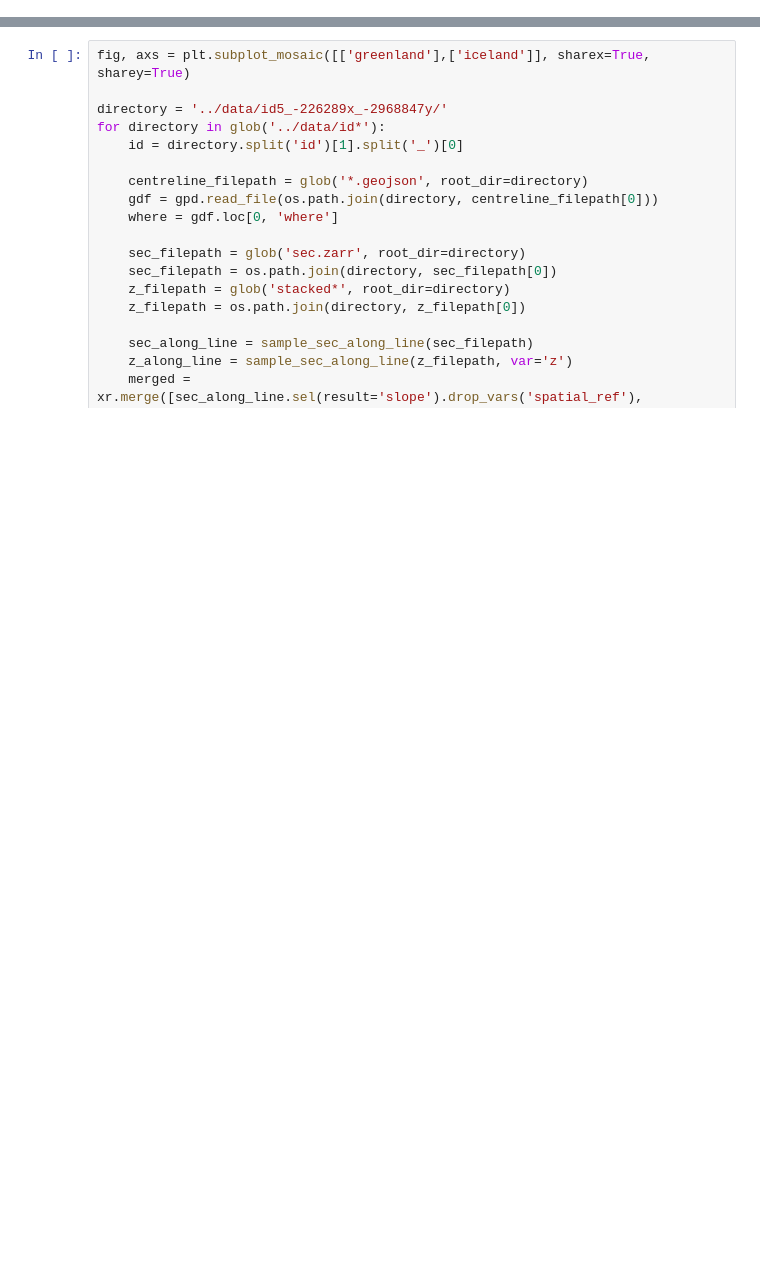
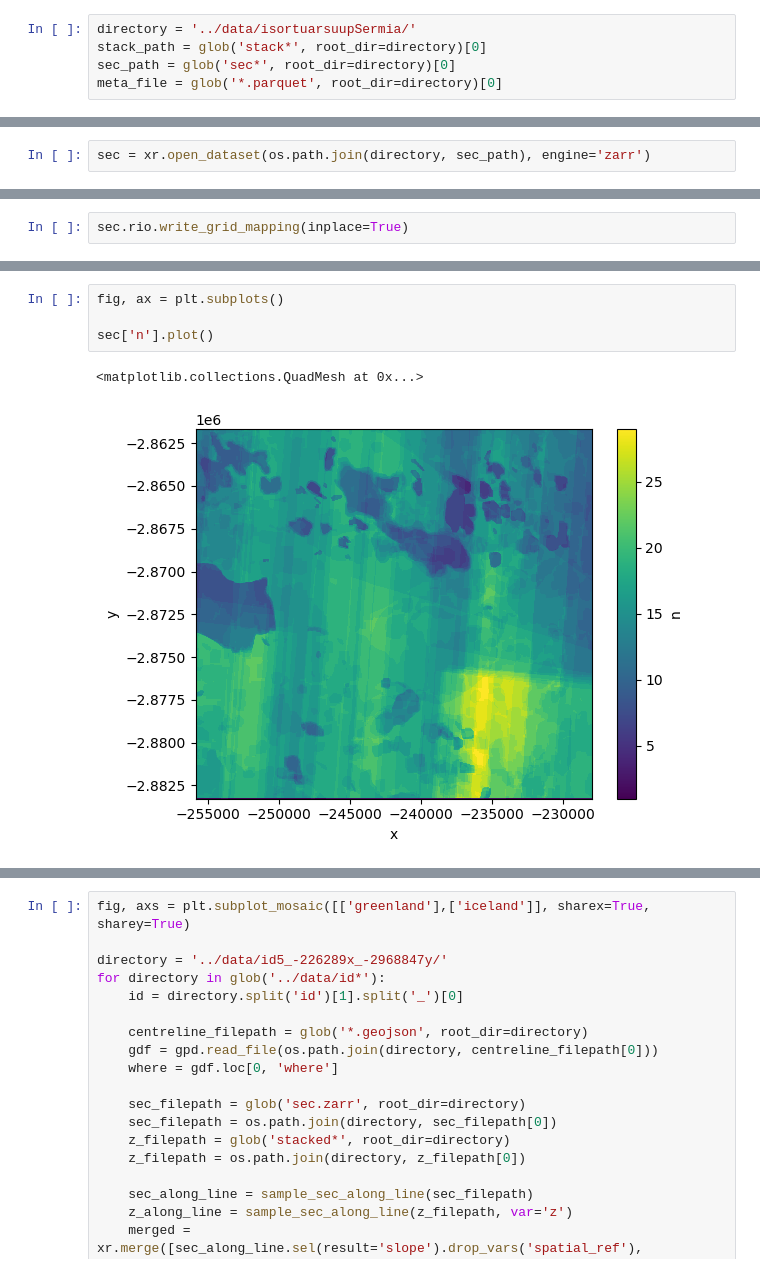
Before and after one commit to tlohde/lake-terminating-glaciers, a Jupyter notebook: src/scratchpad.ipynb, the cells around one changed output, grey strips where cells are left out. Drawn from its saved outputs; the diff is of its cells as text; blank space fills up the shorter version.

```diff
--- a/src/scratchpad.ipynb
+++ b/src/scratchpad.ipynb
@@ -25,0 +34,5 @@ prj = ccrs.Stereographic(
+# %%
+directory = '../data/isortuarsuupSermia/'
+stack_path = glob('stack*', root_dir=directory)[0]
+sec_path = glob('sec*', root_dir=directory)[0]
+meta_file = glob('*.parquet', root_dir=directory)[0]
@@ -25,0 +43,2 @@ prj = ccrs.Stereographic(
+# %%
+sec = xr.open_dataset(os.path.join(directory, sec_path), engine='zarr')
@@ -25,0 +47,2 @@ prj = ccrs.Stereographic(
+# %%
+sec.rio.write_grid_mapping(inplace=True)
@@ -25,0 +138,7 @@ prj = ccrs.Stereographic(
+# %%
+fig, ax = plt.subplots()
+
+sec['n'].plot()
+# %% [output]
+<matplotlib.collections.QuadMesh at 0x...>
+[figure, added]
```
Also changed, not shown: parts of 29 cells of this notebook, 7 other files.
